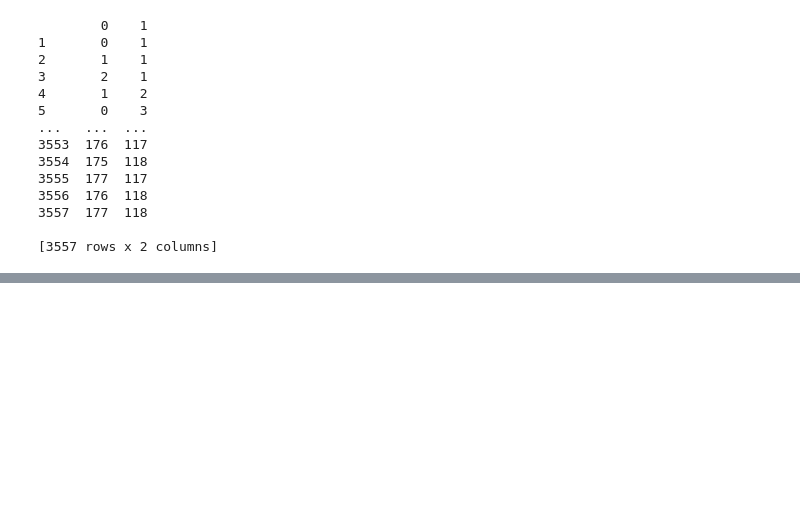
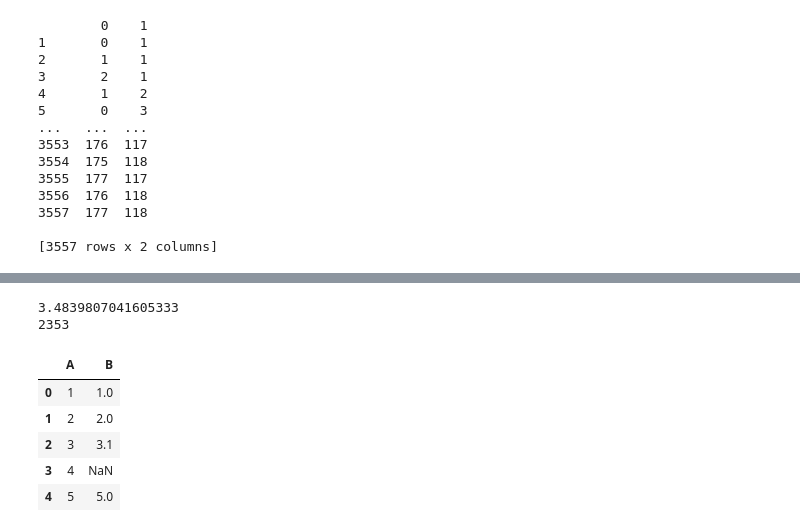
Before and after one commit to JonaJJSJ-crypto/Nucleon, a Jupyter notebook: Nucleon-Jup.ipynb, the cells around one changed output, grey strips where cells are left out. Cells and saved outputs as stored; diff of their text form; code cells hidden in the pictures; blank space fills up the shorter version.

```diff
--- a/Nucleon-Jup.ipynb
+++ b/Nucleon-Jup.ipynb
@@ -681,0 +772,31 @@ exp_mass=pd.read_csv("atomic_mass.csv")
+# %%
+rsmd_ws4 = 0
+count_valid = 0
+for i in ws4["diff"]:
+    if not math.isnan(i):
+        #print(i)
+        rsmd_ws4 = i*i
+        count_valid += 1
+rsmd_ws4 = np.sqrt(rsmd_ws4/count_valid)
+print(rsmd_ws4*1000)
+print(count_valid)
+# %% [output]
+3.4839807041605333
+2353
+# %%
+data1 = {"A": [1,2,3,4,5], "B" : [1,2,3.1,None,5]}
+data2 = {"A": [1,2,3,4,5], "B" : [1,2,3.1,4.2,5]}
+df1 = pd.DataFrame(data1)
+df2 = pd.DataFrame(data2)
+
+df1_cleaned = df1.dropna(subset="A")
+df1_cleaned
+#print(mean_squared_error(data1["A"],data1["B"], nan_policy='omit'))
+#print(mean_squared_error(data2["A"],data2["B"]))
+# %% [output]
+|  | A | B |
+| 0 | 1 | 1.0 |
+| 1 | 2 | 2.0 |
+| 2 | 3 | 3.1 |
+| 3 | 4 | NaN |
+| 4 | 5 | 5.0 |
```
Also changed, not shown: parts of 8 cells of this notebook.
